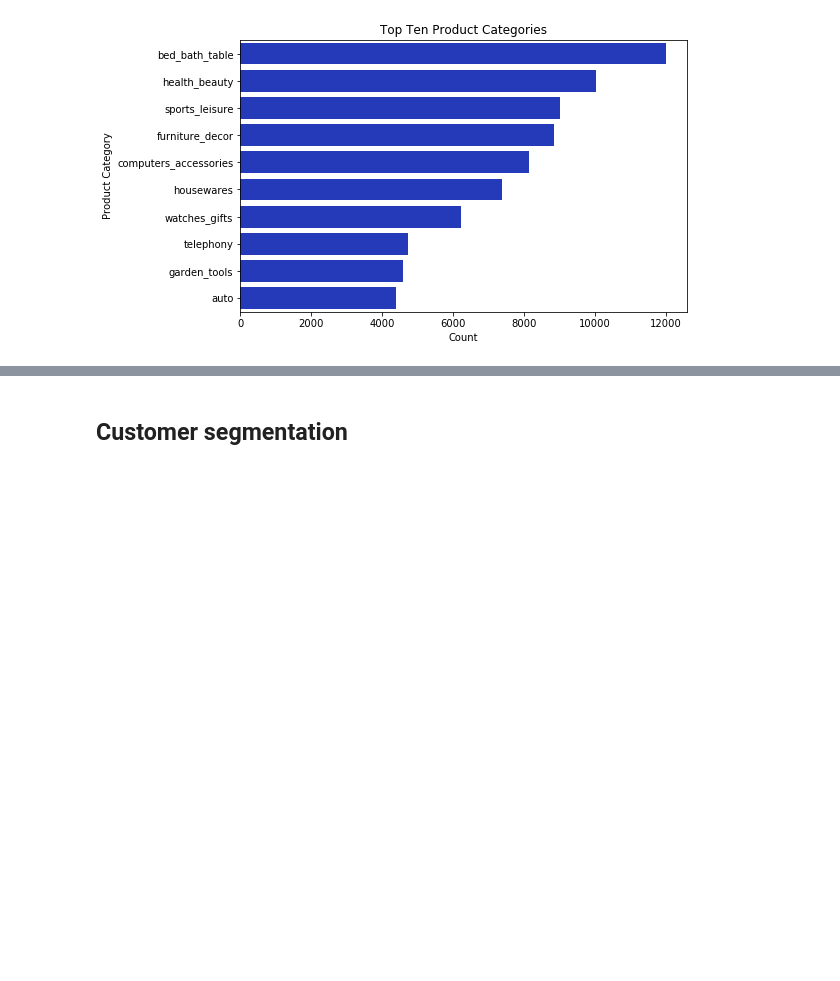
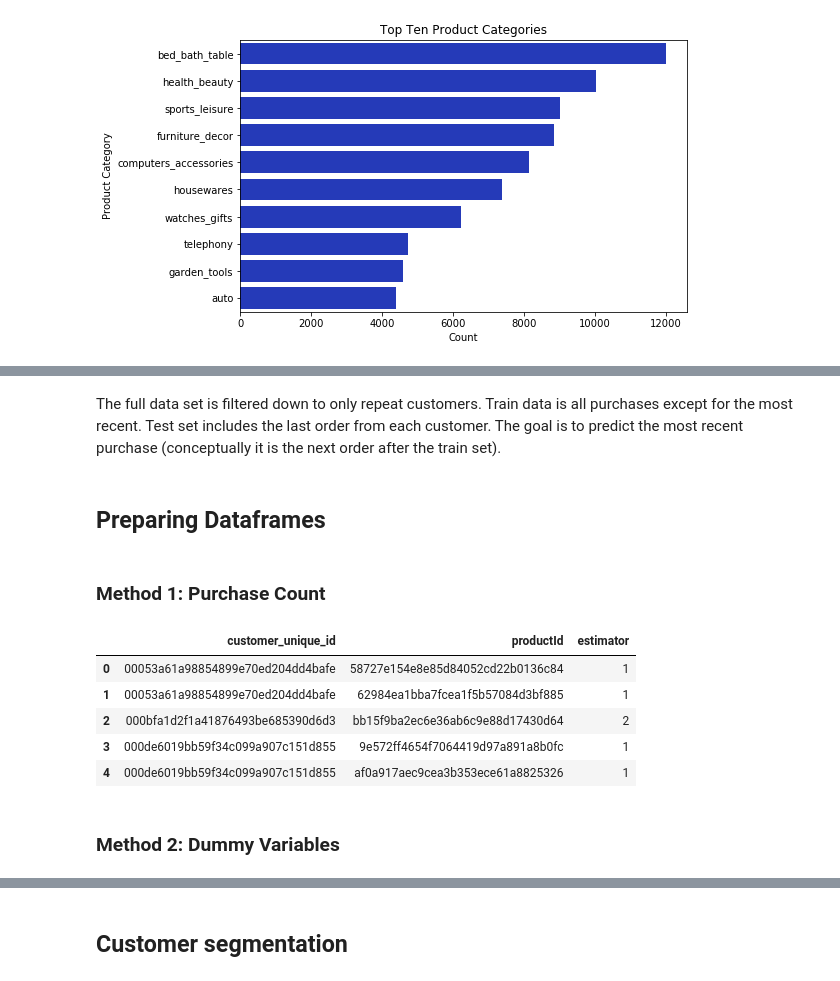
Before and after one commit to mollyryanruby/Olist_Ecommerce_Recommendation_Engine, a Jupyter notebook: Olist_ecomm_reccomender.ipynb, the cells around one changed output, grey strips where cells are left out. Cells and saved outputs as stored; diff of their text form; code cells hidden in the pictures; blank space fills up the shorter version.

```diff
--- a/Olist_ecomm_reccomender.ipynb
+++ b/Olist_ecomm_reccomender.ipynb
@@ -823,0 +536,8 @@ class HybridFacto(surprise.AlgoBase):
+# %%
+def repeat_and_first_time(data):
+    """Takes in a dataset and returns back the dataset with only repeated customers"""
+    repeaters = data.groupby('customer_unique_id').filter(lambda x: len(x) > 1)
+    first_timers = data.groupby('customer_unique_id').filter(lambda x: len(x) == 1)
+    return repeaters, first_timers
+# %%
+repeater_data, first_timer_data = repeat_and_first_time(olist_data)
@@ -823,0 +558,30 @@ class HybridFacto(surprise.AlgoBase):
+# %% [markdown]
+The full data set is filtered down to only repeat customers. Train data is all purchases except for the most recent. Test set includes the last order from each customer. The goal is to predict the most recent purchase (conceptually it is the next order after the train set).
+# %% [markdown]
+## Preparing Dataframes
+# %% [markdown]
+### Method 1: Purchase Count
+# %%
+def create_puchase_count_df(data):
+    purchase_count = pd.melt(data.set_index('customer_unique_id')['product_id'].apply(pd.Series).reset_index(),
+                 id_vars=['customer_unique_id'],
+                 value_name='product_id')
+    purchase_count = purchase_count.dropna().drop(['variable'], axis=1)
+    purchase_count = purchase_count.groupby(['customer_unique_id', 'product_id']).agg({'product_id': 'count'})
+    purchase_count = purchase_count.rename(columns={'product_id': 'estimator'}).reset_index()
+    purchase_count = purchase_count.rename(columns={'product_id': 'productId'})
+
+    return purchase_count
+# %%
+purchase_count_df = create_puchase_count_df(repeater_data)
+# %%
+purchase_count_df.head()
+# %% [output]
+|  | customer_unique_id | productId | estimator |
+| 0 | 00053a61a98854899e70ed204dd4bafe | 58727e154e8e85d84052cd22b0136c84 | 1 |
+| 1 | 00053a61a98854899e70ed204dd4bafe | 62984ea1bba7fcea1f5b57084d3bf885 | 1 |
+| 2 | 000bfa1d2f1a41876493be685390d6d3 | bb15f9ba2ec6e36ab6c9e88d17430d64 | 2 |
+| 3 | 000de6019bb59f34c099a907c151d855 | 9e572ff4654f7064419d97a891a8b0fc | 1 |
+| 4 | 000de6019bb59f34c099a907c151d855 | af0a917aec9cea3b353ece61a8825326 | 1 |
+# %% [markdown]
+### Method 2: Dummy Variables
```
Also changed, not shown: parts of 88 cells of this notebook.
